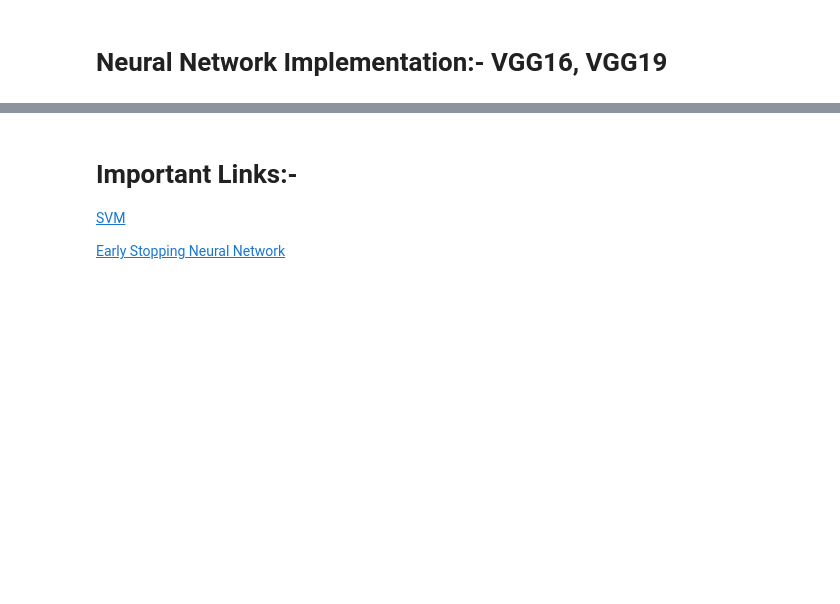
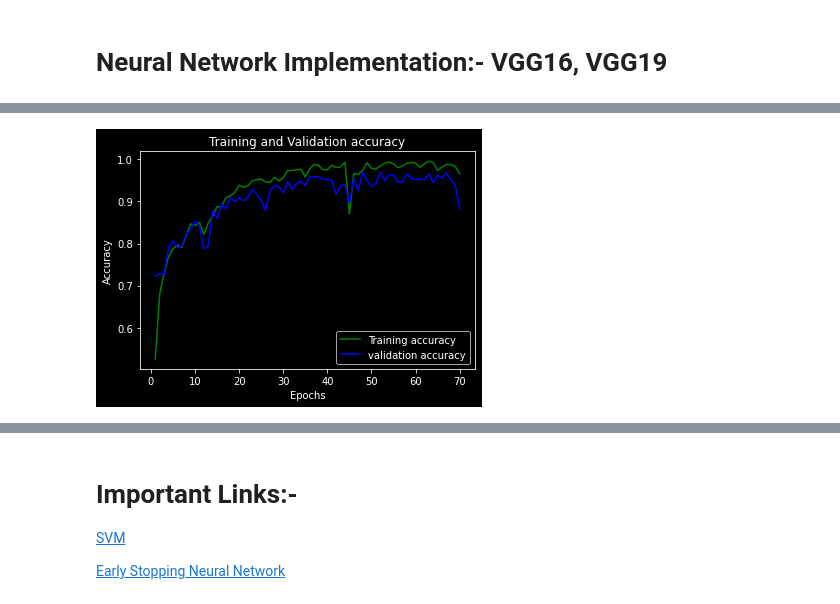
Before and after one commit to premanshsharma/Brain-Tumor-Detection, a Jupyter notebook: Brain_Tumor_Detection.ipynb, the cells around one changed output, grey strips where cells are left out. Cells and saved outputs as stored; diff of their text form; code cells hidden in the pictures; blank space fills up the shorter version.

```diff
--- a/Brain_Tumor_Detection.ipynb
+++ b/Brain_Tumor_Detection.ipynb
@@ -278,2 +305,2 @@ print("test loss, test acc:", results1)
 # %%
-history2 = model2.fit(x_train, y_train, epochs = 100, batch_size = 40, validation_data = (x_val, y_val))
+history2 = model2.fit(x_train, y_train, epochs = 70, batch_size = 40, validation_data = (x_val, y_val))
@@ -280,14 +325,16 @@ history2 = model2.fit(x_train, y_train, epochs = 100, batch_size = 40, validatio
 # %%
 loss_train2 = history2.history['accuracy']
 loss_val2 = history2.history['val_accuracy']
-epochs = range(1,101)
+epochs = range(1,71)
 plt.plot(epochs, loss_train2, 'g', label='Training accuracy')
 plt.plot(epochs, loss_val2, 'b', label='validation accuracy')
 plt.title('Training and Validation accuracy')
 plt.xlabel('Epochs')
 plt.ylabel('Accuracy')
 plt.legend()
 plt.show()
+# %% [output]
+[figure, added]
 # %%
 print("Evaluate on test data")
 results2 = model2.evaluate(x_test, y_test, batch_size=64)
```
Also changed, not shown: parts of 14 cells of this notebook.
